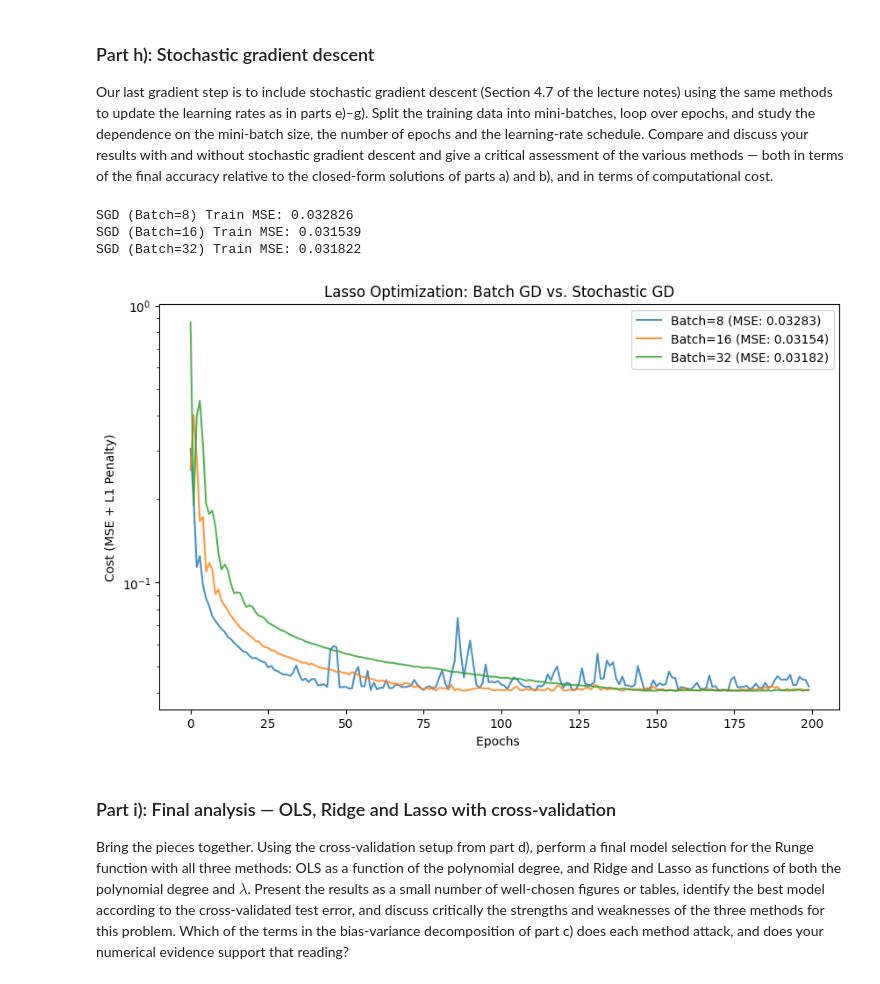
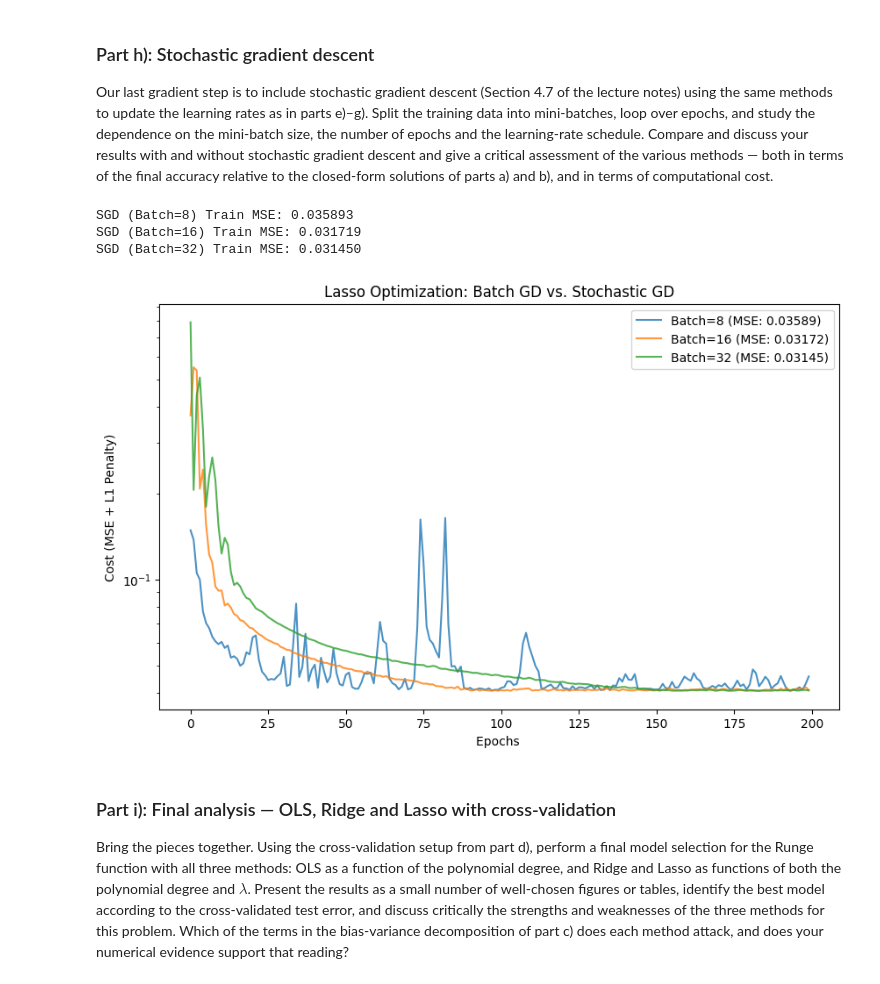
Before and after one commit to GiacomoSaporetti/FYS-STK4155-Project1, a Jupyter notebook: Project1.ipynb, the cells around one changed output. Cells and saved outputs as stored; diff of their text form; code cells hidden in the pictures.

Commit message:
added seed & fixed code for part g and h

```diff
--- a/Project1.ipynb
+++ b/Project1.ipynb
@@ -1451,7 +1450,7 @@ solutions of parts a) and b), and in terms of computational cost.
 # %%
 # Your code for part h) here
 
-def stoch_grad_desc(X, y, theta0, lmbda, epochs, batch_size, gamma0, method="adam"):
+def stoch_grad_desc(X, y, theta0, lmbda, epochs, batch_size, gamma0, method="adam", seed=2026):
     n_samples = len(y)
     n_batches = int(np.ceil(n_samples / batch_size))
 
@@ -1463,8 +1462,8 @@ def stoch_grad_desc(X, y, theta0, lmbda, epochs, batch_size, gamma0, method="ada
     t = 1 # step counter for adam's bias correction
 
     for epoch in range(epochs):
-        # shuffle data at start of each epoch
-        indices = np.random.permutation(n_samples)
+        # shuffle data at start of each epoch using seed
+        indices = rng.permutation(n_samples)
         X_shuf = X[indices]
         y_shuf = y[indices]
 
@@ -1490,37 +1489,37 @@ def stoch_grad_desc(X, y, theta0, lmbda, epochs, batch_size, gamma0, method="ada
 
     return theta, mse_history
 
 # compare batch Grad Desc with Stoch Grad desc
 
 epochs = 200
 batch_sizes = [8, 16, 32]
 gamma0 = 0.1 # initial learning rate
 
 # plot
 plt.figure(figsize=(10, 6))
 
 for batch_size in batch_sizes:
     # run Stoch grad desc with adam for current batch size
     theta_sgd, hist_sgd = stoch_grad_desc(X_train_n, y_train_n, theta0, lmbda, epochs=epochs, batch_size=batch_size, gamma0=gamma0, method="adam")
 
     # find Stoch grad desc MSE
     sgd_mse = mean_squared_error(y_train_n, X_train_n @ theta_sgd)
     print(f"SGD (Batch={batch_size}) Train MSE: {sgd_mse:.6f}")
 
     # plot learning curve for current batch size
     plt.plot(range(epochs), hist_sgd, label=f'Batch={batch_size} (MSE: {sgd_mse:.5f})', alpha=0.8)
 
 plt.xlabel("Epochs ")
 plt.ylabel("Cost (MSE + L1 Penalty)")
 plt.title("Lasso Optimization: Batch GD vs. Stochastic GD")
 plt.legend()
 plt.yscale('log')
 plt.show()
 # %% [output]
-SGD (Batch=8) Train MSE: 0.032826
-SGD (Batch=16) Train MSE: 0.031539
-SGD (Batch=32) Train MSE: 0.031822
+SGD (Batch=8) Train MSE: 0.035893
+SGD (Batch=16) Train MSE: 0.031719
+SGD (Batch=32) Train MSE: 0.031450
-[figure, old version]
+[figure, new version]
 # %% [markdown]
 ### Part i): Final analysis — OLS, Ridge and Lasso with cross-validation
 
```
Also changed, not shown: parts of 2 cells of this notebook.
